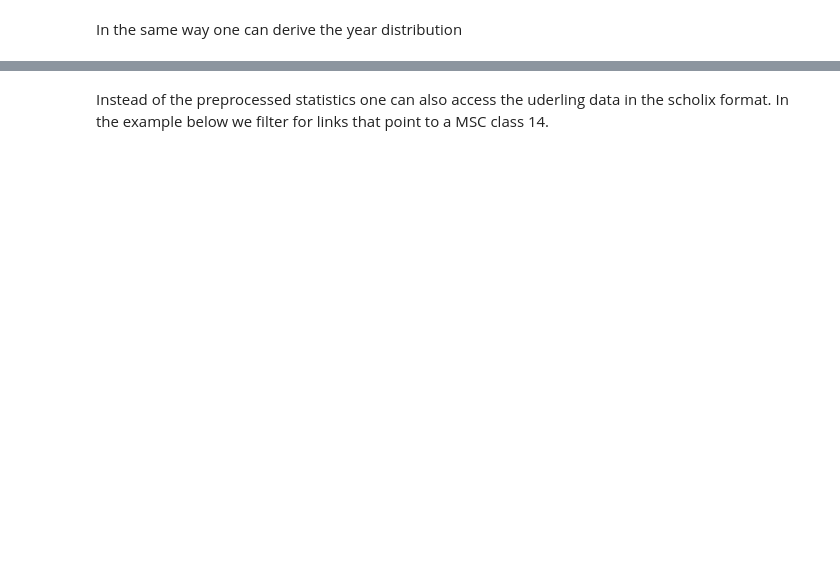
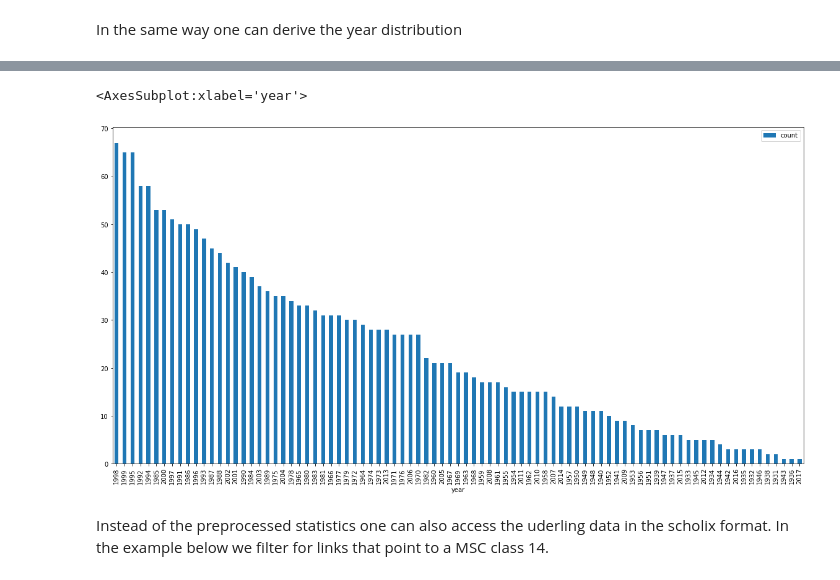
Before and after one commit to zbMATHOpen/LinksApiJupyterDemo, a Jupyter notebook: notebooks/zbLink_mathplotlib.ipynb, the cells around one changed output, grey strips where cells are left out. Cells and saved outputs as stored; diff of their text form; code cells hidden in the pictures; blank space fills up the shorter version.

```diff
--- a/notebooks/zbLink_mathplotlib.ipynb
+++ b/notebooks/zbLink_mathplotlib.ipynb
@@ -34,6 +51,8 @@ y
 # %%
-f=y.plot(kind='bar',y='count')
-f.show()
+y.plot(kind='bar',y='count')
+# %% [output]
+<AxesSubplot:xlabel='year'>
+[figure, added]
 # %% [markdown]
 Instead of the preprocessed statistics one can also access the uderling data in the scholix format. In the example below we filter for links that point to a MSC class 14.
 # %%
```
Also changed, not shown: parts of 7 cells of this notebook.
